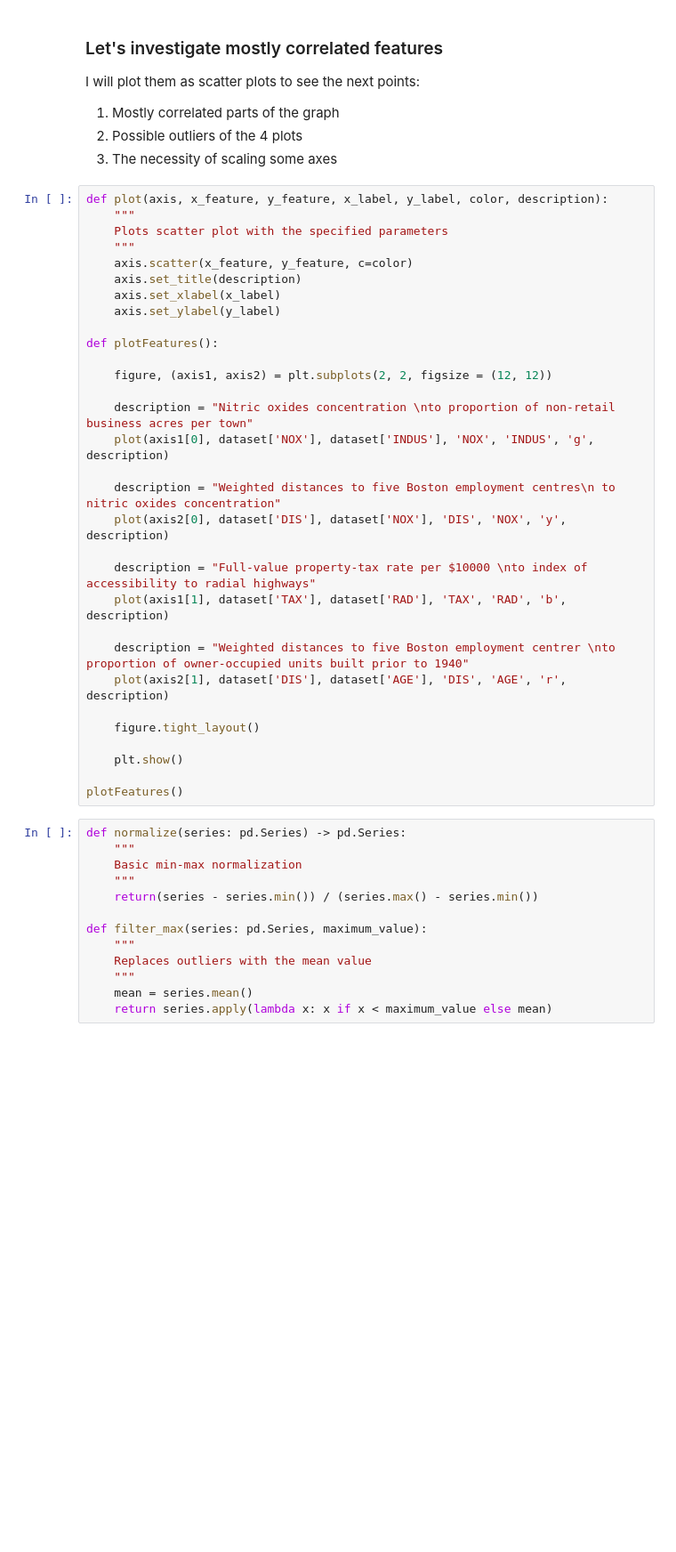
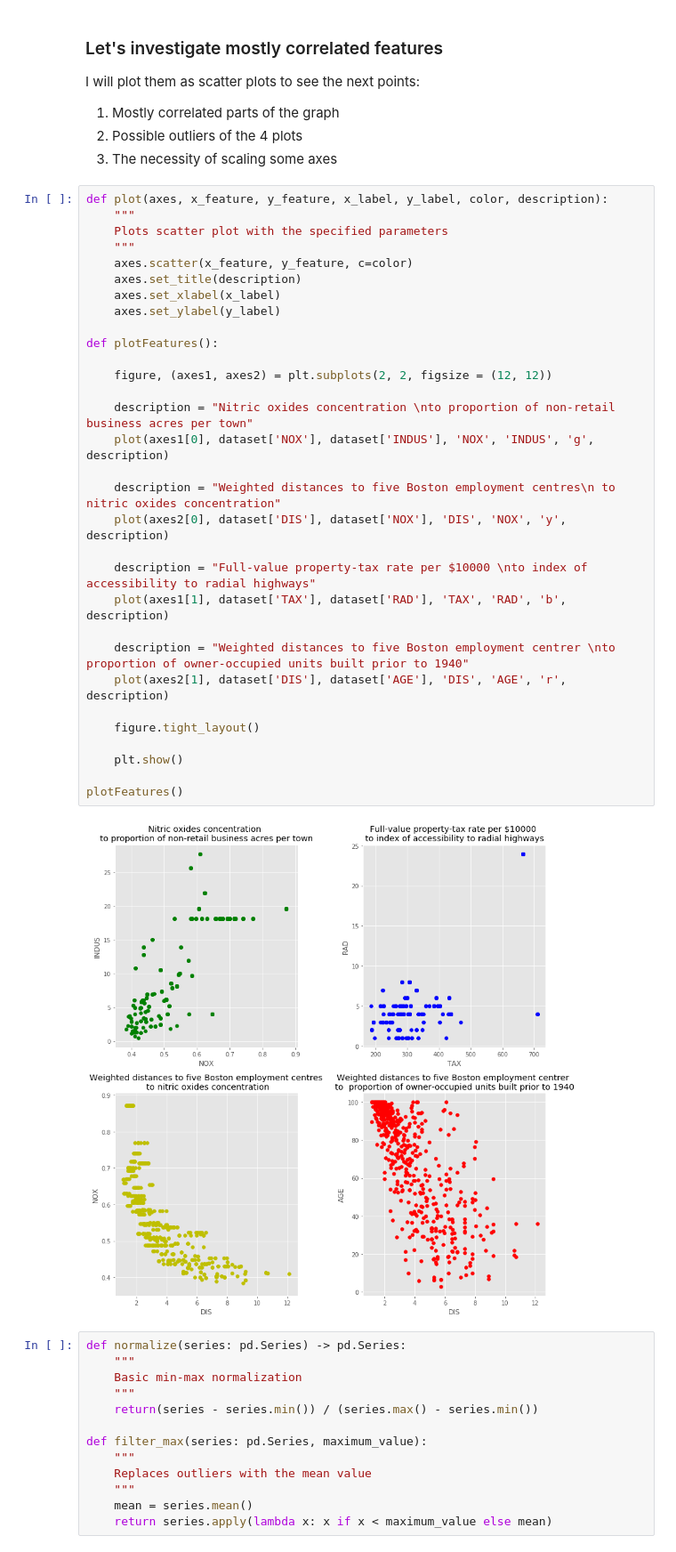
Before and after one commit to yura-hb/BI-PYT-OLS, a Jupyter notebook: semestral_work/EDA.ipynb, the cells around one changed output. Shown at 89% size. Cells and saved outputs as stored; diff of their text form; blank space fills up the shorter version.

```diff
--- a/semestral_work/EDA.ipynb
+++ b/semestral_work/EDA.ipynb
@@ -68,36 +110,38 @@ I will plot them as scatter plots to see the next points:
 2. Possible outliers of the 4 plots
 3. The necessity of scaling some axes
 # %%
-def plot(axis, x_feature, y_feature, x_label, y_label, color, description):
+def plot(axes, x_feature, y_feature, x_label, y_label, color, description):
     """
     Plots scatter plot with the specified parameters
     """
-    axis.scatter(x_feature, y_feature, c=color)
-    axis.set_title(description)
-    axis.set_xlabel(x_label)
-    axis.set_ylabel(y_label)
+    axes.scatter(x_feature, y_feature, c=color)
+    axes.set_title(description)
+    axes.set_xlabel(x_label)
+    axes.set_ylabel(y_label)
 
 def plotFeatures():
 
-    figure, (axis1, axis2) = plt.subplots(2, 2, figsize = (12, 12))
+    figure, (axes1, axes2) = plt.subplots(2, 2, figsize = (12, 12))
 
     description = "Nitric oxides concentration \nto proportion of non-retail business acres per town"
-    plot(axis1[0], dataset['NOX'], dataset['INDUS'], 'NOX', 'INDUS', 'g', description)
+    plot(axes1[0], dataset['NOX'], dataset['INDUS'], 'NOX', 'INDUS', 'g', description)
 
     description = "Weighted distances to five Boston employment centres\n to nitric oxides concentration"
-    plot(axis2[0], dataset['DIS'], dataset['NOX'], 'DIS', 'NOX', 'y', description)
+    plot(axes2[0], dataset['DIS'], dataset['NOX'], 'DIS', 'NOX', 'y', description)
 
     description = "Full-value property-tax rate per $10000 \nto index of accessibility to radial highways"
-    plot(axis1[1], dataset['TAX'], dataset['RAD'], 'TAX', 'RAD', 'b', description)
+    plot(axes1[1], dataset['TAX'], dataset['RAD'], 'TAX', 'RAD', 'b', description)
 
     description = "Weighted distances to five Boston employment centrer \nto  proportion of owner-occupied units built prior to 1940"
-    plot(axis2[1], dataset['DIS'], dataset['AGE'], 'DIS', 'AGE', 'r', description)
+    plot(axes2[1], dataset['DIS'], dataset['AGE'], 'DIS', 'AGE', 'r', description)
 
     figure.tight_layout()
 
     plt.show()
 
 plotFeatures()
+# %% [output]
+[figure, added]
 # %%
 def normalize(series: pd.Series) -> pd.Series:
     """
```
Also changed, not shown: parts of 58 cells of this notebook, 15 other files.
